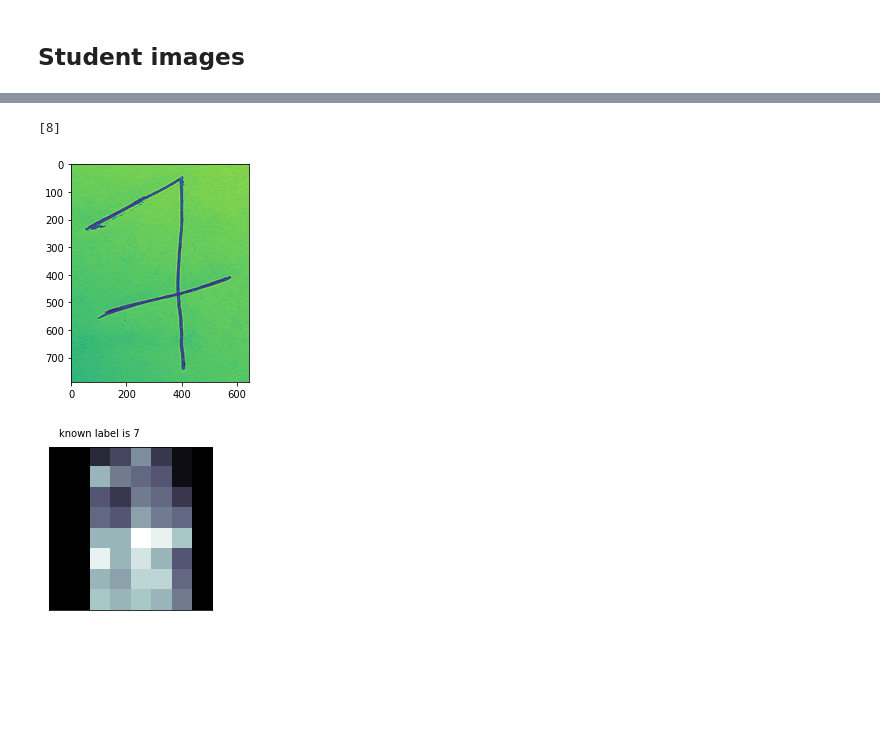
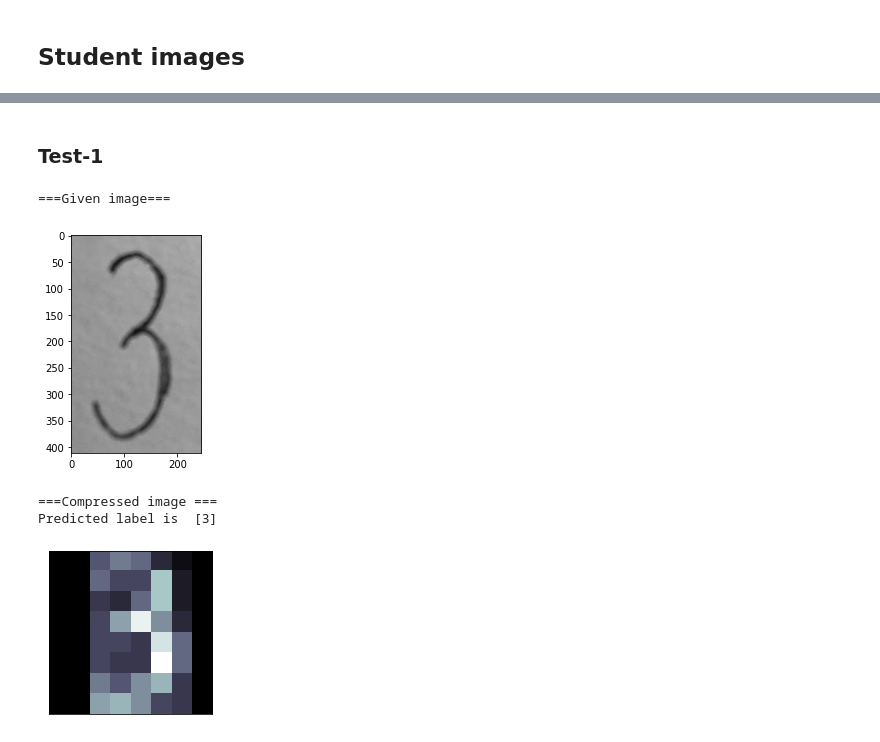
Before and after one commit to raghurama123/DataScience, a Jupyter notebook: notebooks/DS_06.ipynb, the cells around one changed output, grey strips where cells are left out. Cells and saved outputs as stored; diff of their text form; code cells hidden in the pictures; blank space fills up the shorter version.

Commit message:
rr: update images

```diff
--- a/notebooks/DS_06.ipynb
+++ b/notebooks/DS_06.ipynb
@@ -600,40 +522,11 @@ print(label_img_predicted)
-# %%
-from PIL import Image
-import matplotlib.pyplot as plt
-my_img=Image.open('../images/handwritten/7_ap.png').convert('L')
-plt.imshow(my_img)
-img8x8=my_img.resize((8,8),Image.BILINEAR)
-img = np.array(img8x8,dtype=float)
-
-OldMax=np.max(img)
-OldMin=np.min(img)
-NewMax=0
-NewMin=16
-OldRange = OldMax - OldMin
-NewRange = NewMax - NewMin
-img= (((img - OldMin) * NewRange) / OldRange) + NewMin
-
-img=np.rint(img)
-
-img[:,0:2]=0
-img[:,7:8]=0
-img
-
-import matplotlib.pyplot as plt
-fig = plt.figure(figsize=(3,3))
-p=fig.add_subplot(xticks=[], yticks=[])
-
-p.text(0,-1,'known label is 7')
-
-p.imshow(img, cmap=plt.cm.bone, interpolation='nearest')
-
-img_fl=np.reshape(img,[1,64])
-
-img_fl = sc.transform(img_fl)
-label_img_predicted=clf_model.predict(img_fl)
-
-print(label_img_predicted)
-# %% [output]
-[8]
-[figure, removed]
-[figure, removed]
+# %% [markdown]
+### Test-1
+# %%
+label=identify_digit('../images/handwritten/3_vm.png')
+print('Predicted label is ',label)
+# %% [output]
+===Given image===
+[figure, added]
+===Compressed image ===
+Predicted label is  [3]
+[figure, added]
```
Also changed, not shown: parts of 12 cells of this notebook, 13 other files.
